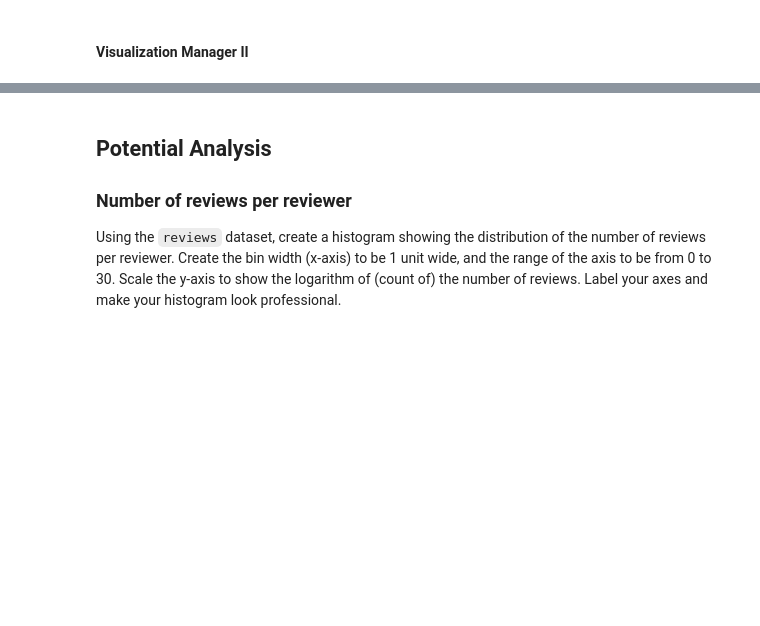
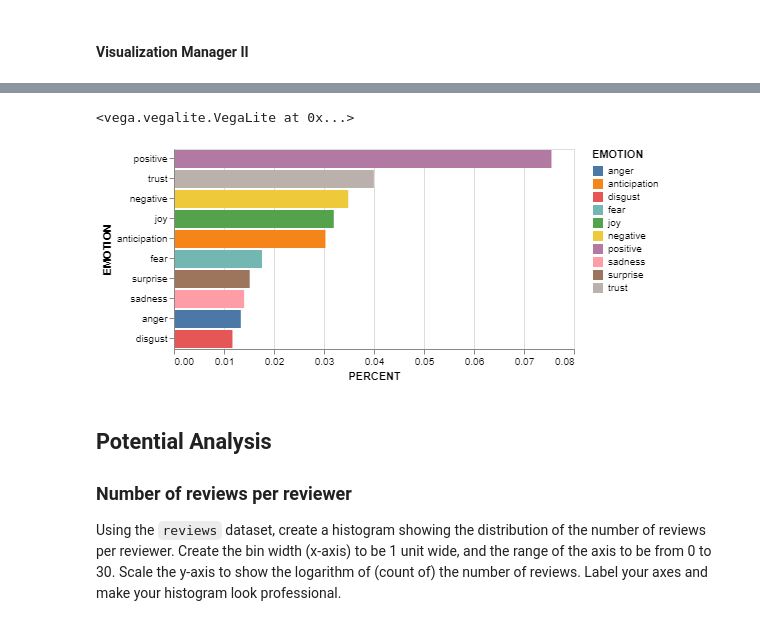
Before and after one commit to melmcchau/movie-rating-predictor-project-uwseds, a Jupyter notebook: code/Movie_Rating_Analysis.ipynb, the cells around one changed output, grey strips where cells are left out. Saved outputs shown, nothing was run; the diff lists cells and outputs as text; code cells hidden in the pictures; blank space fills up the shorter version.

```diff
--- a/code/Movie_Rating_Analysis.ipynb
+++ b/code/Movie_Rating_Analysis.ipynb
@@ -127,6 +203,13 @@ def analyze_quote(movie_review,criticname):
 #     criticname = input("Please enter the Critic that you are interested: ")
     critic_quote=movie_review[['critic','quote']]
     quote = critic_quote[critic_quote['critic'] == criticname]
+#     quote = []
+#     for name in criticname:
+#         sub_quote = critic_quote[critic_quote['critic'] == name]
+#         quote.append(sub_quote)
+#     quote = pd.DataFrame(quote)
+
+#     print
     #### cominbine quotes into one row
     content=quote.groupby('critic')['quote'].apply(' '.join).reset_index()['quote']
     Split_String=re.split(r'\W+',content[0])
@@ -142,17 +225,18 @@ def analyze_quote(movie_review,criticname):
         result={}
         example_words=[get_common_words_list(value)[:3] for key,value in Words_List_for_Each_Emotion.items() if key==i]
         result['EMOTION']=i
-        result['% WORDS']= len(Words_List_for_Each_Emotion[i])/Total_Words
+        result['PERCENT']= len(Words_List_for_Each_Emotion[i])/Total_Words
         result['EXAMPLE WORDS']=example_words[0]
         result_list.append(result)
-    result=sorted(result_list,key=lambda k:k['% WORDS'],reverse=True)
+    result=sorted(result_list,key=lambda k:k['PERCENT'],reverse=True)
 
-    ### show the result in a table
-    print("{0:<14} {1:<11} {2:35}".format('EMOTION','%WORDS','EXAMPLE WORDS'))
-    for line in result:
-        emotion=line['EMOTION']
-        words_percent=line['% WORDS']
-        format_words_percent='{:.2%}'.format(words_percent)
-        example_words=line['EXAMPLE WORDS']
-        top_example_words=','.join(example_words)
-        print("{0:<14} {1:<11} {2:35} ".format(emotion,format_words_percent,top_example_words))
+    return pd.DataFrame(result)
+#     ### show the result in a table
+#     print("{0:<14} {1:<11} {2:35}".format('EMOTION','%WORDS','EXAMPLE WORDS'))
+#     for line in result:
+#         emotion=line['EMOTION']
+#         words_percent=line['% WORDS']
+#         format_words_percent='{:.2%}'.format(words_percent)
+#         example_words=line['EXAMPLE WORDS']
+#         top_example_words=','.join(example_words)
+#         print("{0:<14} {1:<11} {2:35} ".format(emotion,format_words_percent,top_example_words))
@@ -172,0 +254,2 @@ disgust        0.78%       powerful,murder
+# %%
+result = analyze_quote(movie_review,'Jonathan Rosenbaum')
@@ -172,0 +270,13 @@ disgust        0.78%       powerful,murder
+# %%
+alt.Chart(result).mark_bar().encode(
+     x='PERCENT:Q',
+     y=alt.Y(
+        'EMOTION:N',
+        sort=alt.EncodingSortField(field='PERCENT', op='count', order='ascending')
+        ),
+    color='EMOTION:N',
+    tooltip='PERCENT:Q'
+    )
+# %% [output]
+<vega.vegalite.VegaLite at 0x...>
+[figure, added]
```
Also changed, not shown: parts of 21 cells of this notebook.
